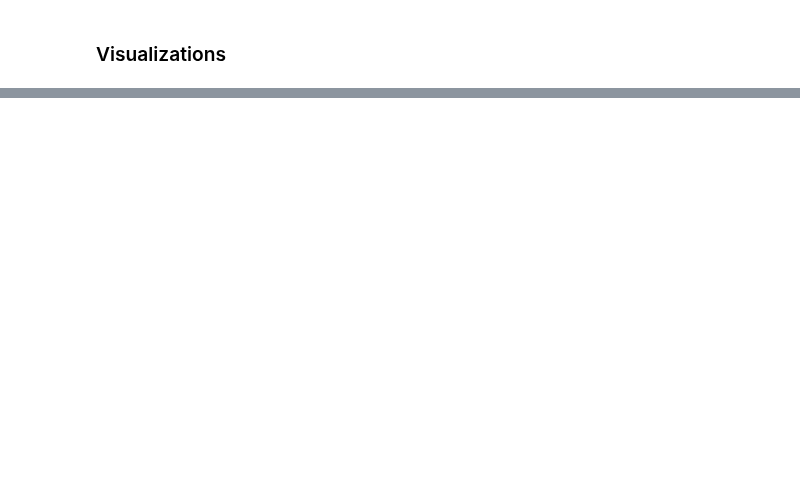
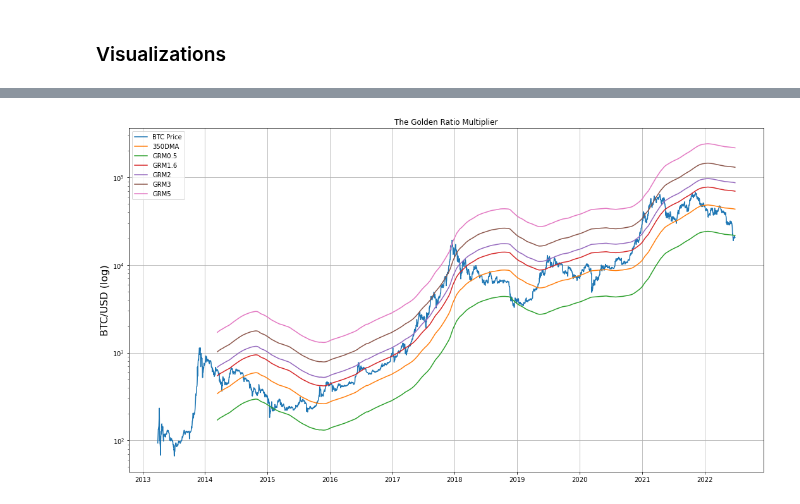
Before and after one commit to rmarinplana/personalProjects, a Jupyter notebook: btc_usd.ipynb, the cells around one changed output, grey strips where cells are left out. Saved outputs shown, nothing was run; the diff lists cells and outputs as text; code cells hidden in the pictures; blank space fills up the shorter version.

```diff
--- a/btc_usd.ipynb
+++ b/btc_usd.ipynb
@@ -212,0 +256,11 @@ plt.show()
+# %%
+plt.figure(figsize=(18,10))
+plt.plot(btc_day.loc["2013":, ["Close", "350DMA", "GRM0.5", "GRM1.6", "GRM2", "GRM3", "GRM5"]])
+plt.ylabel('BTC/USD (log)', fontsize=16)
+plt.title('The Golden Ratio Multiplier')
+plt.yscale('log')
+plt.legend(["BTC Price", "350DMA", "GRM0.5", "GRM1.6", "GRM2", "GRM3", "GRM5"] , loc="upper left")
+plt.grid()
+plt.show()
+# %% [output]
+[figure, added]
```
Also changed, not shown: parts of 12 cells of this notebook.
